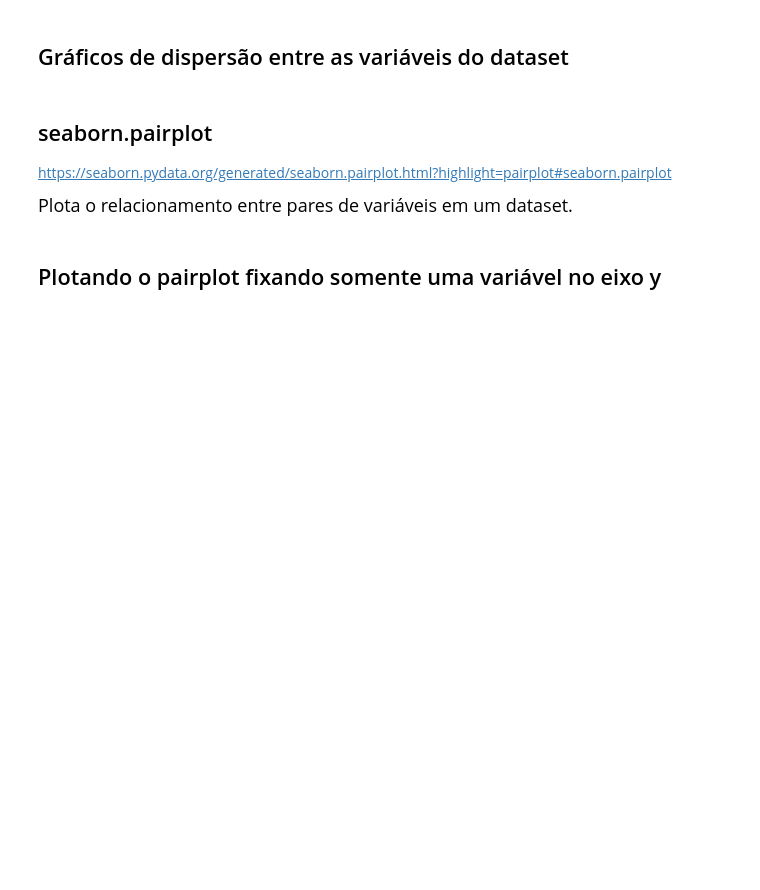
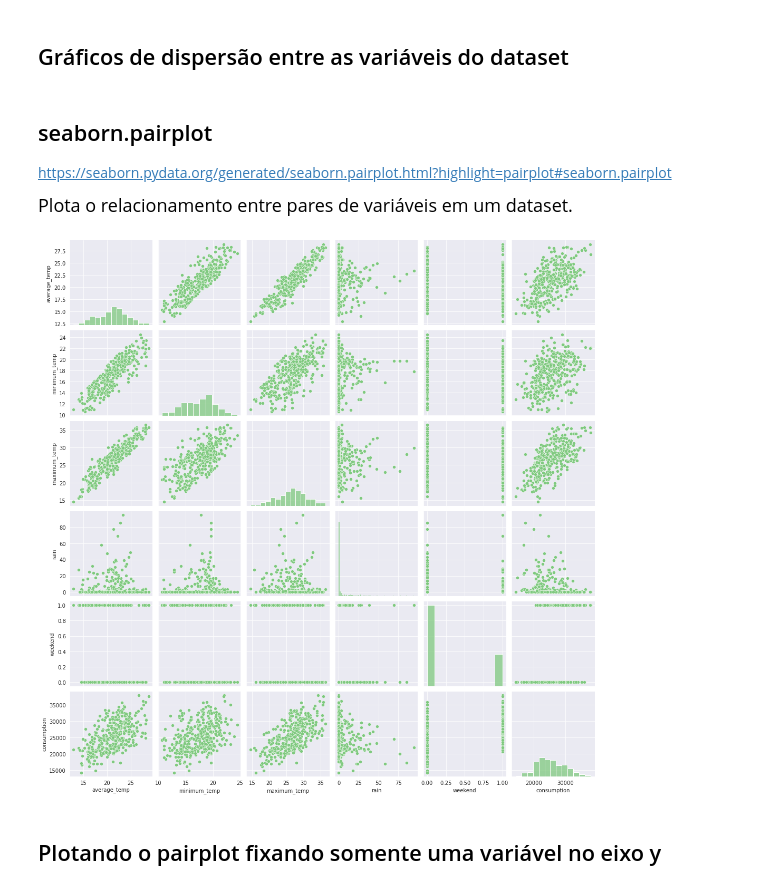
Before and after one commit to Gabriel-limadev/data_science_study, a Jupyter notebook: 5 - Regressão linear: testando relações e prevendo resultados/course_files/regressao_linear.ipynb, the cells around one changed output. Drawn from its saved outputs; the diff is of its cells as text; code cells hidden in the pictures; blank space fills up the shorter version.

Commit message:
Kwowing pairplot, jointplot and lmplot

```diff
--- a/5 - Regressão linear: testando relações e prevendo resultados/course_files/regressao_linear.ipynb
+++ b/5 - Regressão linear: testando relações e prevendo resultados/course_files/regressao_linear.ipynb
@@ -285,5 +291,9 @@ ax
 https://seaborn.pydata.org/generated/seaborn.pairplot.html?highlight=pairplot#seaborn.pairplot
 
 <p style='font-size: 18px; line-height: 2; margin: 10px 50px; text-align: justify;'>Plota o relacionamento entre pares de variáveis em um dataset.</p>
+# %%
+ax = sns.pairplot(data)
+# %% [output]
+[figure, added]
 # %% [markdown]
 ## Plotando o pairplot fixando somente uma variável no eixo y
```
Also changed, not shown: parts of 10 cells of this notebook.
